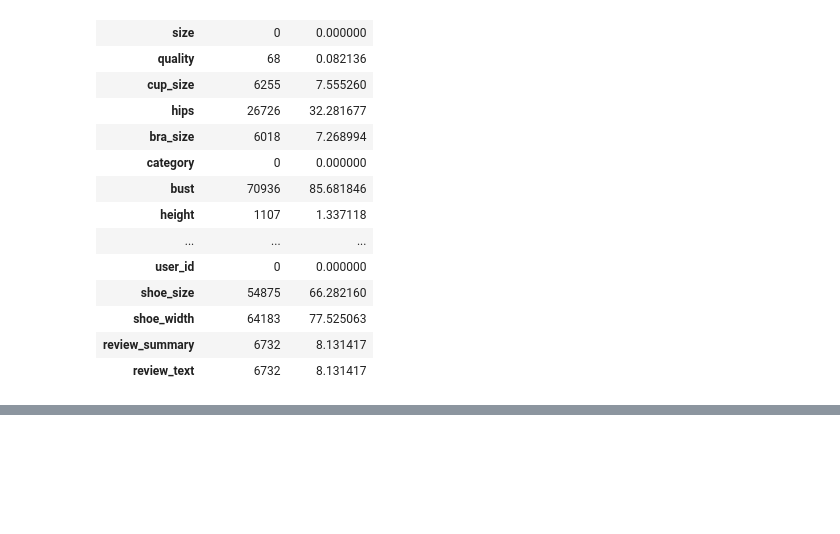
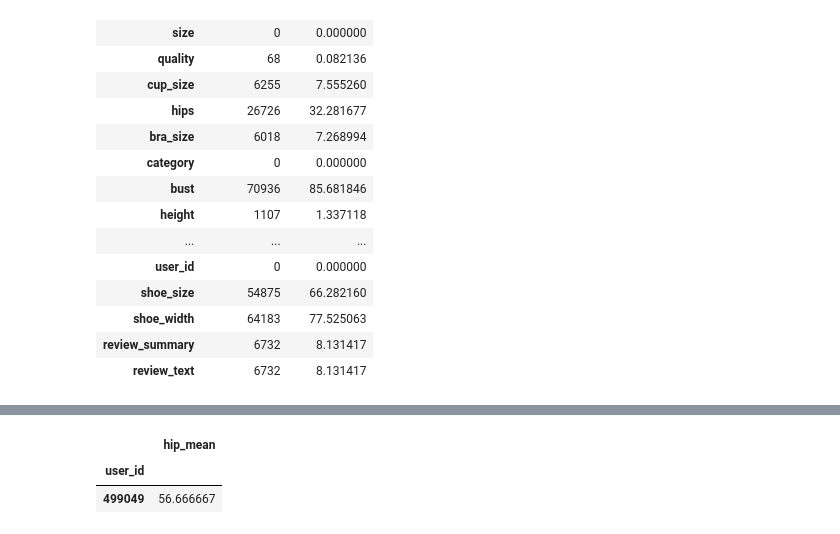
Before and after one commit to countofkant/AI-ExpertFW-Prj, a Jupyter notebook: cloth recommendation_EDA_KDY.ipynb, the cells around one changed output, grey strips where cells are left out. Saved outputs shown, nothing was run; the diff lists cells and outputs as text; code cells hidden in the pictures; blank space fills up the shorter version.

```diff
--- a/cloth recommendation_EDA_KDY.ipynb
+++ b/cloth recommendation_EDA_KDY.ipynb
@@ -227,0 +173,85 @@ df_null_size = mc_df_null_cnt.sort_values(by=['item_id'], ascending = False)
+# %%
+
+g_by_userid = mc_df[mc_df['hips'].isnull() == True].groupby('user_id', axis = 0).count()
+
+user_missing_cnt = pd.DataFrame({'item_cnt': g_by_userid['item_id']})
+
+user_missing_cnt.sort_values(by=['item_cnt'], ascending = False, inplace = True)
+
+#user_missing_cnt['index'] = user_missing_cnt.index
+
+#user_missing_cnt = user_missing_cnt.drop('index', axis = 1)
+
+user_missing_cnt = user_missing_cnt.rename_axis('index').reset_index()
+
+user_missing_cnt_10 = user_missing_cnt.head(10)
+#missing value 별 인원수 통계 구해보기
+
+print(user_missing_cnt.size)
+
+item_list = mc_df[(mc_df['user_id'] == 499049) & (mc_df['length'] == 'just right') & (mc_df['fit'] == 'fit')][['item_id', 'size']]
+item_list.reset_index(drop = True, inplace = True)
+
+hip_mean = 0.0
+leng = len(item_list)
+
+new_df = pd.DataFrame(columns = {'user_id', 'item_id', 'hip_mean'})
+
+for i in range(leng) :
+    hip_mean = mc_df[(mc_df['item_id'] == item_list['item_id'][i]) & (mc_df['fit'] == 'fit') & (mc_df['length'] == 'just right') & (mc_df['size'] == item_list['size'][i])]['hips'].mean()
+    df_temp = pd.DataFrame({'user_id' : [499049], 'item_id' : item_list['item_id'][i], 'hip_mean' : hip_mean})
+    new_df = new_df.append(df_temp, ignore_index = True)
+    #new_df.append({'user_id' : [499049], 'item_id' : item_list['item_id'][i], 'hip_mean' : [hip_mean]]})
+
+
+new_df.groupby('user_id', axis = 0).mean()
+
+
+mc_df[(mc_df['item_id'] == item_list['item_id'][0]) & (mc_df['fit'] == 'fit') & (mc_df['length'] == 'just right') & (mc_df['size'] == item_list['size'][0])]['hips'].mean()
+
+
+item_list['size'][5478]
+
+
+for index, row in user_missing_cnt_10.iterrows():
+
+    print(type(index))
+    print(index)
+    print('~~~~~~')
+
+    print(type(row))
+    print(row)
+    print('------')
+
+    print(row['item_cnt'])
+    print(row[1])
+    print(row.item_cnt)
+    print('======\n')
+
+
+
+for i in range(len(percent_variance)):
+    columns.append(f'PC{i+1}')
+
+mc_df[mc_df['user_id'] == 499049]
+
+
+g_by_userid['item_id']
+
+sort_size = g_by_userid.sort_values(by=['item_id'], ascending = False)
+
+
+mc_df_null = pd.DataFrame({'user_id': mc_df['user_id']})
+
+#'size_null_cnt': mc_df[mc_df['hips'].isnull() == True && mc_df['user_id'] == 'user_id'].groupby('user_id', axis = 0).count())
+
+mc_df_null = mc_df[mc_df['hips'].isnull() == True].groupby('user_id', axis = 0).count()
+
+mc_df['size_null_cnt'] = mc_df_null = mc_df[mc_df['hips'].isnull() == True].groupby('user_id', axis = 0).count()
+
+
+df_null_size = mc_df_null_cnt.sort_values(by=['item_id'], ascending = False)
+# %% [output]
+|  | hip_mean |
+| user_id |  |
+| 499049 | 56.666667 |
```
Also changed, not shown: parts of 6 cells of this notebook.
